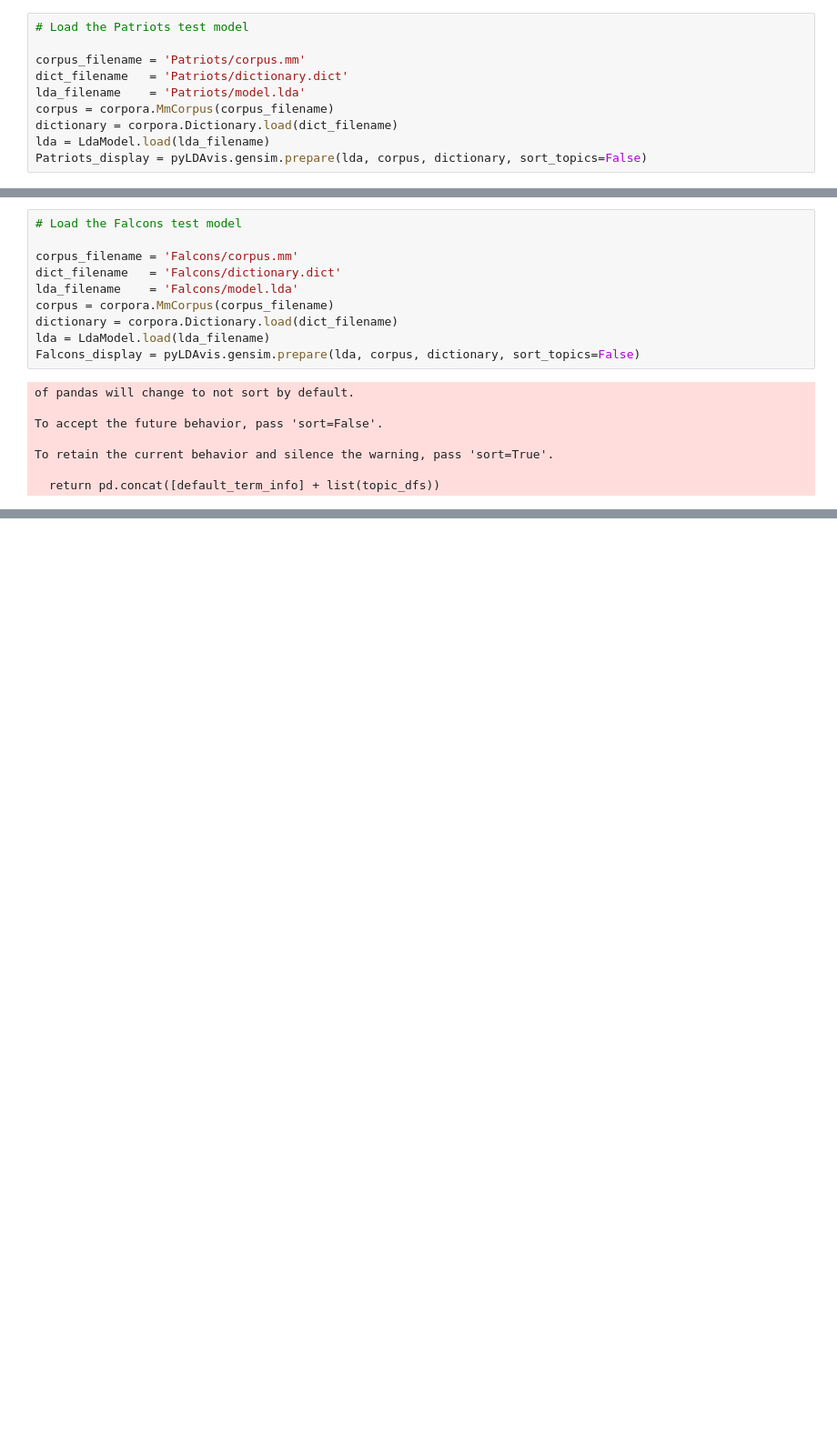
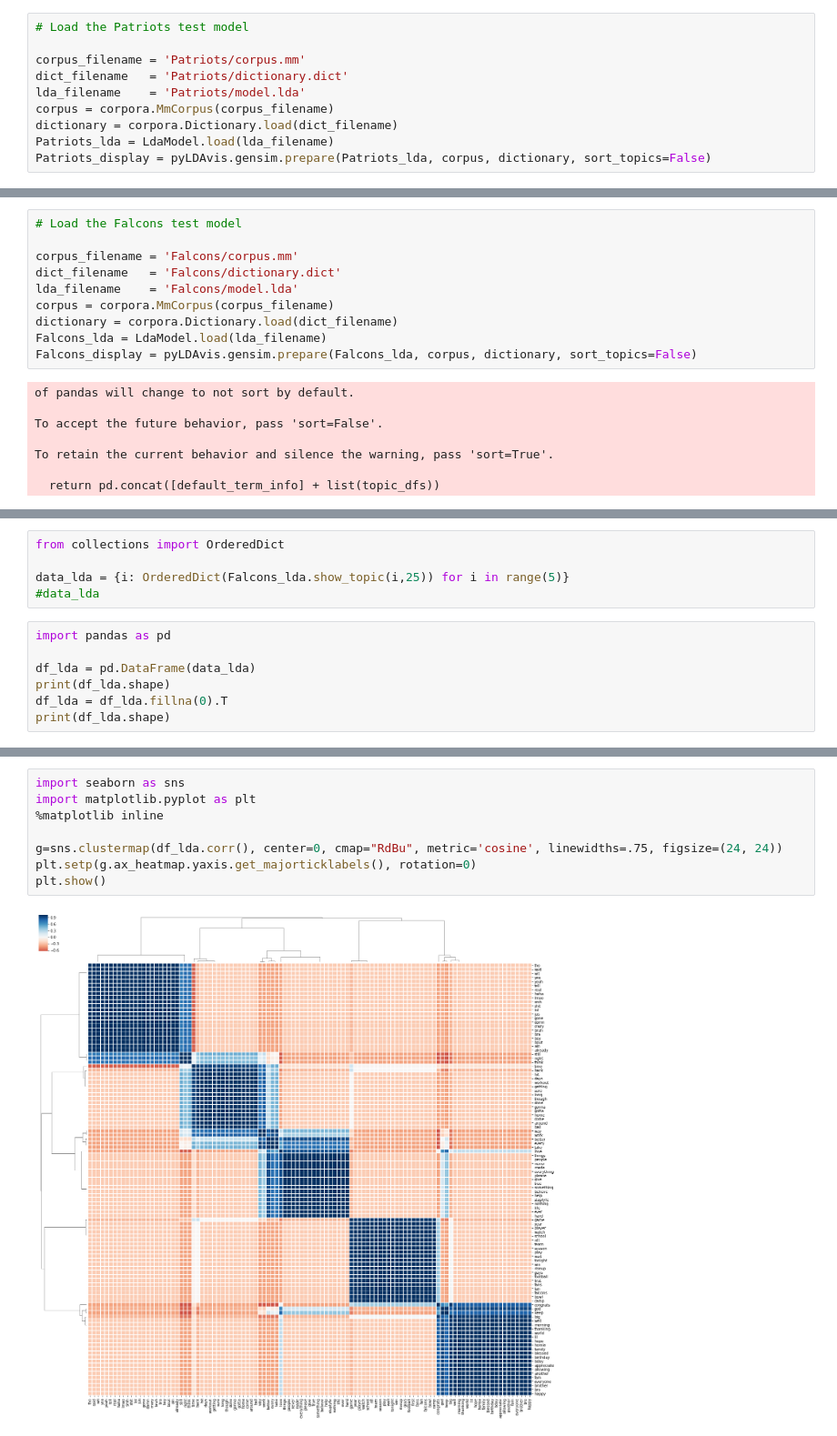
Before and after one commit to garlanjt/InBrotherhood, a Jupyter notebook: code/NFLDA_5.ipynb, the cells around one changed output, grey strips where cells are left out. Shown: that part at 91% size. Cells and saved outputs as stored; diff of their text form; blank space fills up the shorter version.

Commit message:
Add correlation plot for words across topics

```diff
--- a/code/NFLDA_5.ipynb
+++ b/code/NFLDA_5.ipynb
@@ -13,8 +13,8 @@ dict_filename   = 'Patriots/dictionary.dict'
 lda_filename    = 'Patriots/model.lda'
 corpus = corpora.MmCorpus(corpus_filename)
 dictionary = corpora.Dictionary.load(dict_filename)
-lda = LdaModel.load(lda_filename)
-Patriots_display = pyLDAvis.gensim.prepare(lda, corpus, dictionary, sort_topics=False)
+Patriots_lda = LdaModel.load(lda_filename)
+Patriots_display = pyLDAvis.gensim.prepare(Patriots_lda, corpus, dictionary, sort_topics=False)
 # %% [output]
 of pandas will change to not sort by default.
 
@@ -35,8 +35,8 @@ dict_filename   = 'Falcons/dictionary.dict'
 lda_filename    = 'Falcons/model.lda'
 corpus = corpora.MmCorpus(corpus_filename)
 dictionary = corpora.Dictionary.load(dict_filename)
-lda = LdaModel.load(lda_filename)
-Falcons_display = pyLDAvis.gensim.prepare(lda, corpus, dictionary, sort_topics=False)
+Falcons_lda = LdaModel.load(lda_filename)
+Falcons_display = pyLDAvis.gensim.prepare(Falcons_lda, corpus, dictionary, sort_topics=False)
 # %% [output]
 of pandas will change to not sort by default.
 
@@ -71,3 +71,15 @@ To retain the current behavior and silence the warning, pass 'sort=True'.
 pyLDAvis.display(Broncos_display)
 # %% [output]
 [interactive output not drawn]
+# %%
+from collections import OrderedDict
+
+data_lda = {i: OrderedDict(Falcons_lda.show_topic(i,25)) for i in range(5)}
+#data_lda
+# %%
+import pandas as pd
+
+df_lda = pd.DataFrame(data_lda)
+print(df_lda.shape)
+df_lda = df_lda.fillna(0).T
+print(df_lda.shape)
@@ -73,0 +99,10 @@ pyLDAvis.display(Broncos_display)
+# %%
+import seaborn as sns
+import matplotlib.pyplot as plt
+%matplotlib inline
+
+g=sns.clustermap(df_lda.corr(), center=0, cmap="RdBu", metric='cosine', linewidths=.75, figsize=(24, 24))
+plt.setp(g.ax_heatmap.yaxis.get_majorticklabels(), rotation=0)
+plt.show()
+# %% [output]
+[figure, added]
```
Also changed, not shown: parts of 3 cells of this notebook.
